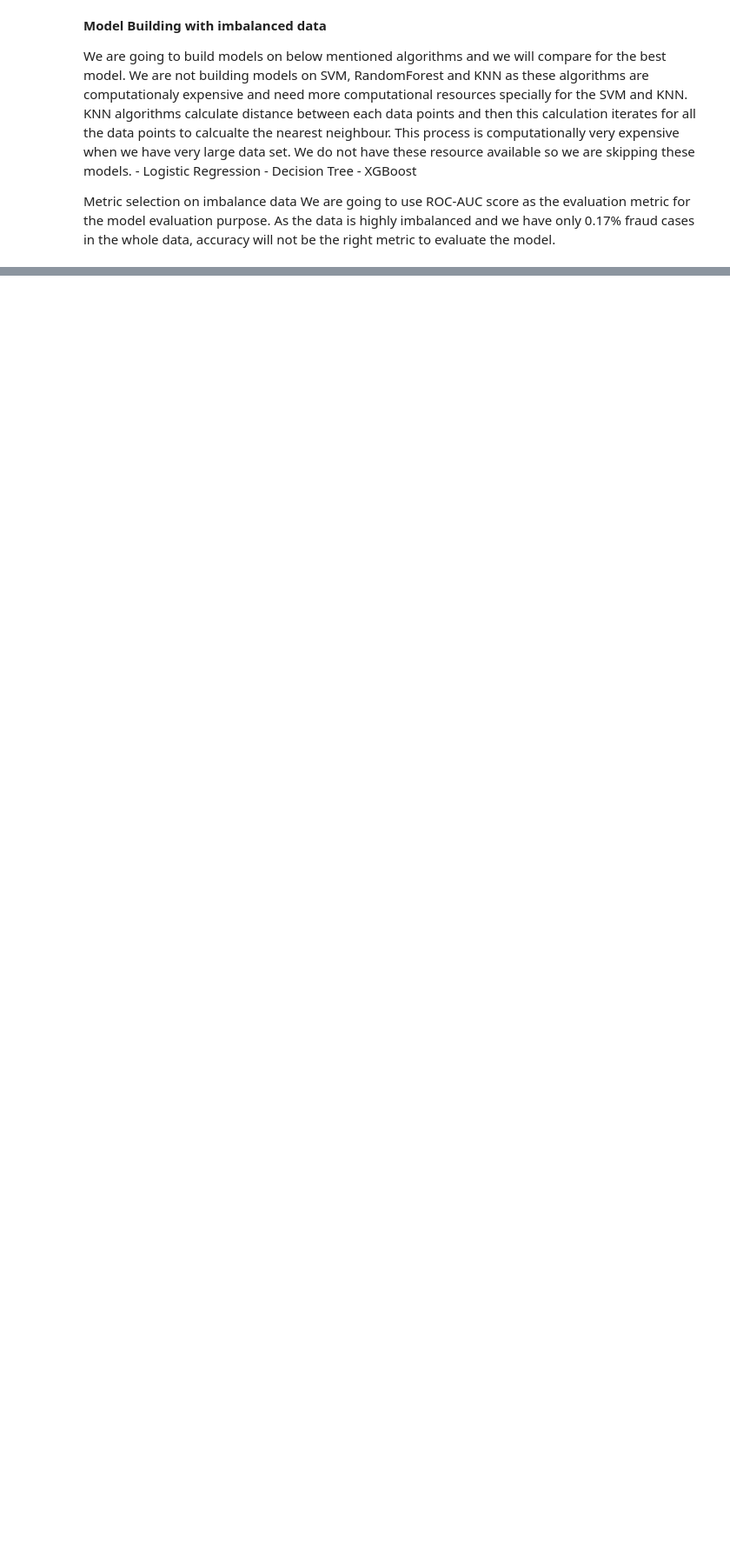
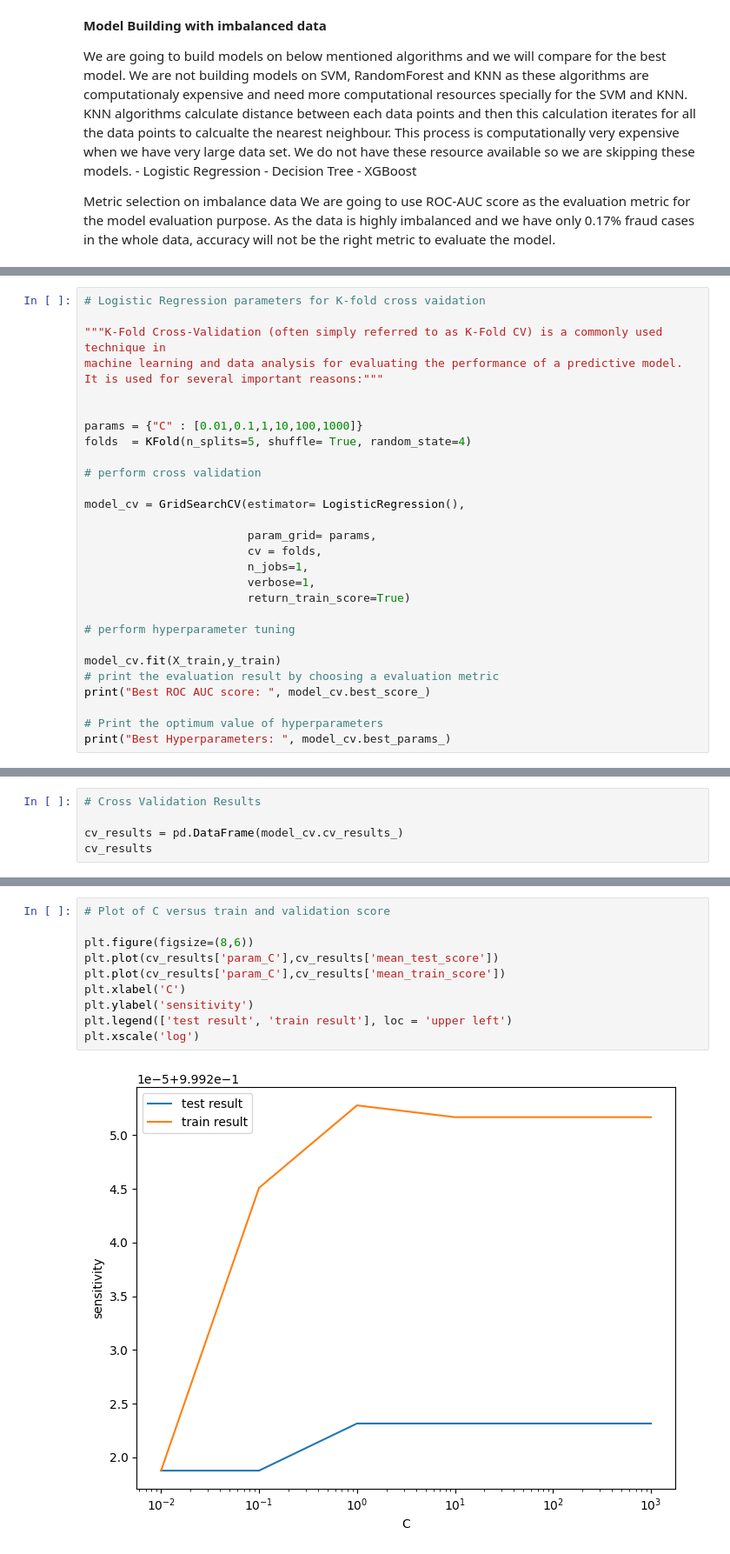
Before and after one commit to dirumisra/CreditCardFraudAnalysis, a Jupyter notebook: CreditCardAnalysis.ipynb, the cells around one changed output, grey strips where cells are left out. Shown at 87% size. Drawn from its saved outputs; the diff is of its cells as text; blank space fills up the shorter version.

Commit message:
credit card fraud analysis

```diff
--- a/CreditCardAnalysis.ipynb
+++ b/CreditCardAnalysis.ipynb
@@ -377,0 +399,29 @@ We are going to use ROC-AUC score as the evaluation metric for the model evaluat
+# %%
+# Logistic Regression parameters for K-fold cross vaidation
+
+"""K-Fold Cross-Validation (often simply referred to as K-Fold CV) is a commonly used technique in
+machine learning and data analysis for evaluating the performance of a predictive model.
+It is used for several important reasons:"""
+
+
+params = {"C" : [0.01,0.1,1,10,100,1000]}
+folds  = KFold(n_splits=5, shuffle= True, random_state=4)
+
+# perform cross validation
+
+model_cv = GridSearchCV(estimator= LogisticRegression(),
+
+                        param_grid= params,
+                        cv = folds,
+                        n_jobs=1,
+                        verbose=1,
+                        return_train_score=True)
+
+# perform hyperparameter tuning
+
+model_cv.fit(X_train,y_train)
+# print the evaluation result by choosing a evaluation metric
+print("Best ROC AUC score: ", model_cv.best_score_)
+
+# Print the optimum value of hyperparameters
+print("Best Hyperparameters: ", model_cv.best_params_)
@@ -377,0 +432,5 @@ We are going to use ROC-AUC score as the evaluation metric for the model evaluat
+# %%
+# Cross Validation Results
+
+cv_results = pd.DataFrame(model_cv.cv_results_)
+cv_results
@@ -377,0 +445,12 @@ We are going to use ROC-AUC score as the evaluation metric for the model evaluat
+# %%
+# Plot of C versus train and validation score
+
+plt.figure(figsize=(8,6))
+plt.plot(cv_results['param_C'],cv_results['mean_test_score'])
+plt.plot(cv_results['param_C'],cv_results['mean_train_score'])
+plt.xlabel('C')
+plt.ylabel('sensitivity')
+plt.legend(['test result', 'train result'], loc = 'upper left')
+plt.xscale('log')
+# %% [output]
+[figure, added]
```
Also changed, not shown: parts of 9 cells of this notebook.
